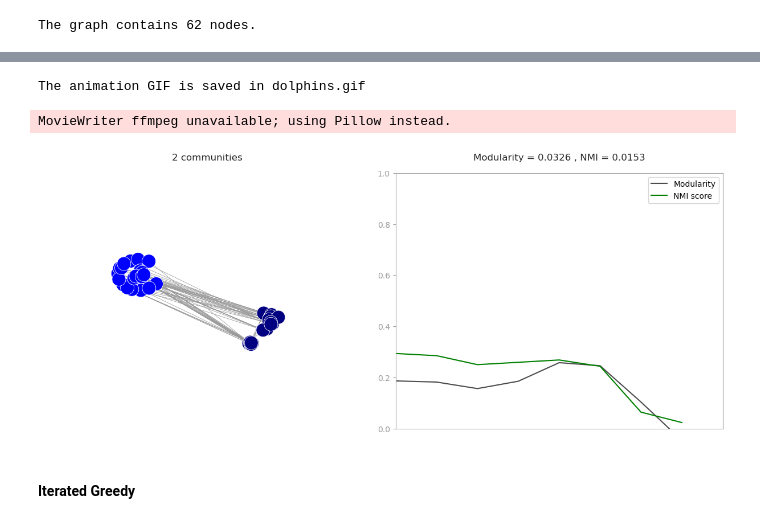
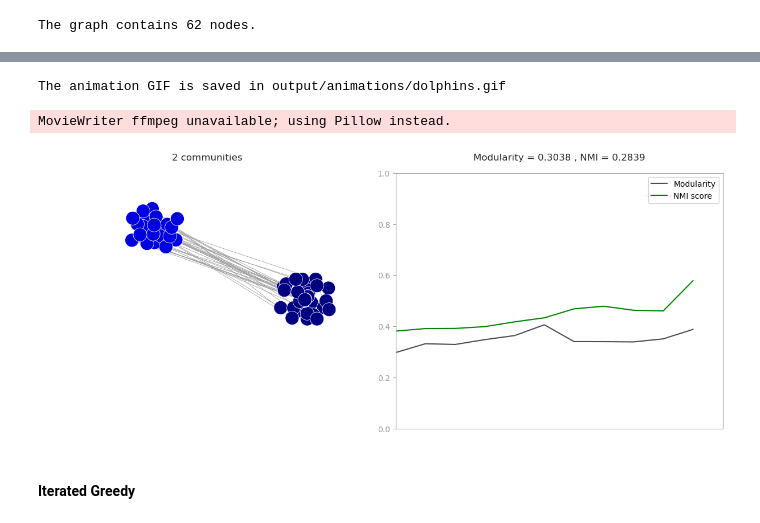
Before and after one commit to MarouaneBenbetka/Awsome-Community-Detection, a Jupyter notebook: Week3_Feb_26/kmeans/test.ipynb, the cells around one changed output, grey strips where cells are left out. Saved outputs shown, nothing was run; the diff lists cells and outputs as text; code cells hidden in the pictures.

```diff
--- a/Week3_Feb_26/kmeans/test.ipynb
+++ b/Week3_Feb_26/kmeans/test.ipynb
@@ -34,7 +37,7 @@ The graph contains 62 nodes.
 # %%
 
 start_time = time.time()
-Cmax, Qmax, Kbest , Labels , trace = local_expansion_kmeans(G, adj_matrix, 2, 10 )
+Cmax, Qmax, Kbest , Labels , trace = local_expansion_kmeans(G, adj_matrix, 2, 16 )
 end_time = time.time()
 
 
@@ -48,6 +51,7 @@ new_methode_modularity = Qmax
 new_methode_nmi = trace[Kbest-2]["NMI"]
 new_methode_nb_communities = len(Cmax)
 
+algorithms_trace.append({"name": "new_methode", "duration": new_methode_time , "modularity":new_methode_modularity, "nmi":new_methode_nmi, "nb_communities":new_methode_nb_communities})
 
 custom_df_styling(trace)
 # %% [output]
@@ -64,10 +88,10 @@ custom_df_styling(trace)
 # %%
 
-x = clusters_animation(adj_matrix, trace[::-1],dark=False,duration=20,filename="dolphins.gif" ,  dpi = 200)
+x = clusters_animation(adj_matrix, trace[::-1],dark=False,duration=20,filename=f"{output_animation_path}/dolphins.gif" ,  dpi = 200)
 # %% [output]
-The animation GIF is saved in dolphins.gif
+The animation GIF is saved in output/animations/dolphins.gif
 MovieWriter ffmpeg unavailable; using Pillow instead.
-[figure, old version]
+[figure, new version]
 # %% [markdown]
 #### Iterated Greedy
 # %%
```
Also changed, not shown: parts of 46 cells of this notebook, 13 other files.
